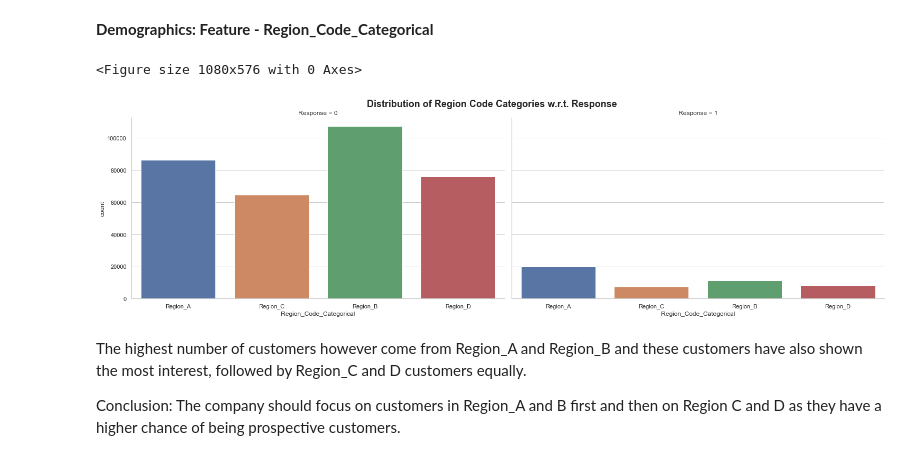
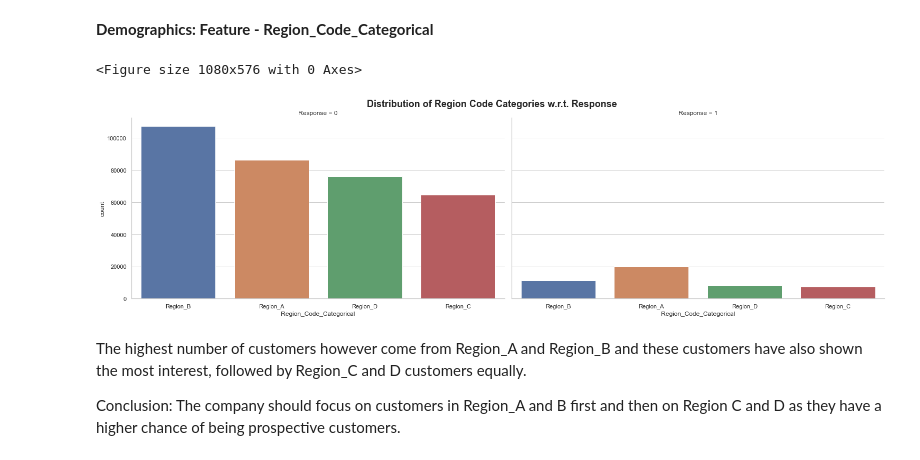
Before and after one commit to AimanSahay/ML-Project---Insurance-Cross-Sell-Prediction, a Jupyter notebook: ML Project_Insurance Cross Sell Prediction.ipynb, the cells around one changed output. Cells and saved outputs as stored; diff of their text form; code cells hidden in the pictures.

```diff
--- a/ML Project_Insurance Cross Sell Prediction.ipynb
+++ b/ML Project_Insurance Cross Sell Prediction.ipynb
@@ -809,12 +842,12 @@ Are there any insights that lead to negative growth? Justify with specific reaso
 # %%
 # Chart - 3 visualization code
 
 order = data['Region_Code_Categorical'].value_counts().index
-show_count_catplot(data, "Region_Code_Categorical", (15,8), "Response", 1.75, 2, \
+show_fig_plot(data, "Region_Code_Categorical", (15,8), "Response", "count", 1.75, 2, \
                    "Distribution of Region Code Categories w.r.t. Response", 0.9, order=order)
 # %% [output]
 <Figure size 1080x576 with 0 Axes>
-[figure, old version]
+[figure, new version]
 # %% [markdown]
 The highest number of customers however come from Region_A and Region_B and these customers have also shown the most interest, followed by Region_C and D customers equally.
 
```
Also changed, not shown: parts of 173 cells of this notebook.
